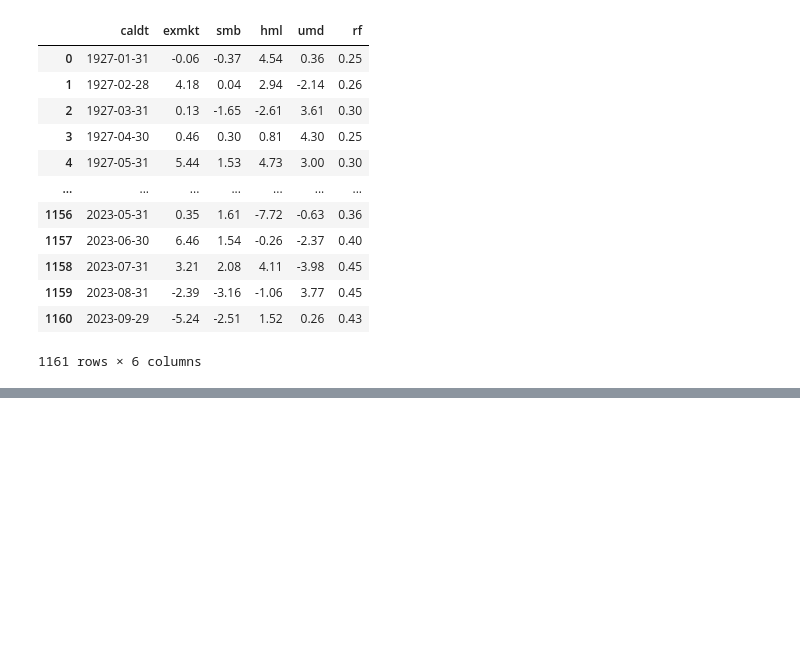
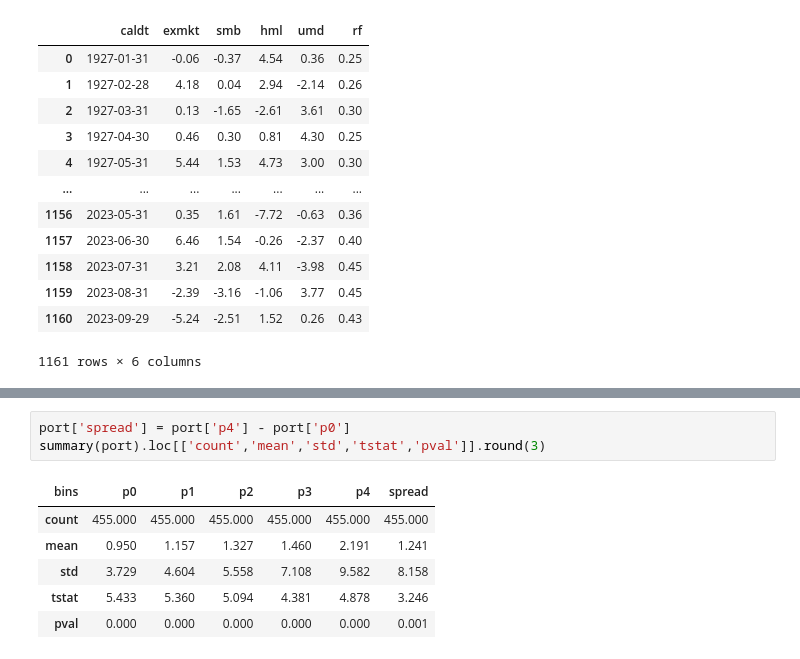
Before and after one commit to brandonwaits12/Idiosyncratic-Volatility, a Jupyter notebook: idio_vol_project.ipynb, the cells around one changed output, grey strips where cells are left out. Cells and saved outputs as stored; diff of their text form; blank space fills up the shorter version.

```diff
--- a/idio_vol_project.ipynb
+++ b/idio_vol_project.ipynb
@@ -132,0 +191,10 @@ factors
+# %%
+port['spread'] = port['p4'] - port['p0']
+summary(port).loc[['count','mean','std','tstat','pval']].round(3)
+# %% [output]
+| bins | p0 | p1 | p2 | p3 | p4 | spread |
+| count | 455.000 | 455.000 | 455.000 | 455.000 | 455.000 | 455.000 |
+| mean | 0.950 | 1.157 | 1.327 | 1.460 | 2.191 | 1.241 |
+| std | 3.729 | 4.604 | 5.558 | 7.108 | 9.582 | 8.158 |
+| tstat | 5.433 | 5.360 | 5.094 | 4.381 | 4.878 | 3.246 |
+| pval | 0.000 | 0.000 | 0.000 | 0.000 | 0.000 | 0.001 |
```
Also changed, not shown: parts of 7 cells of this notebook.
